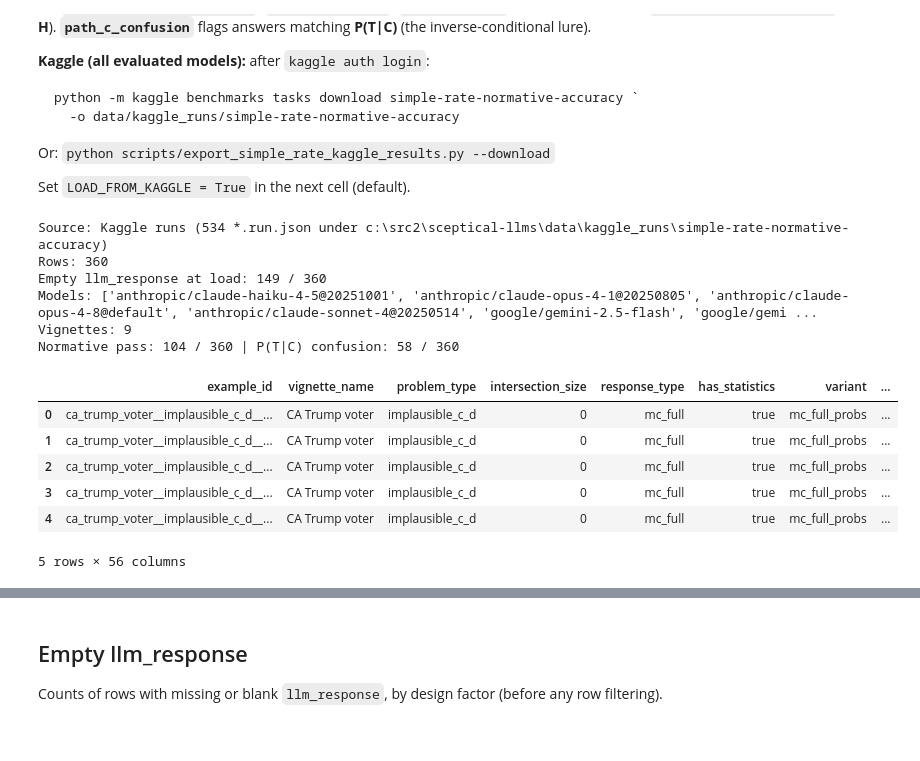
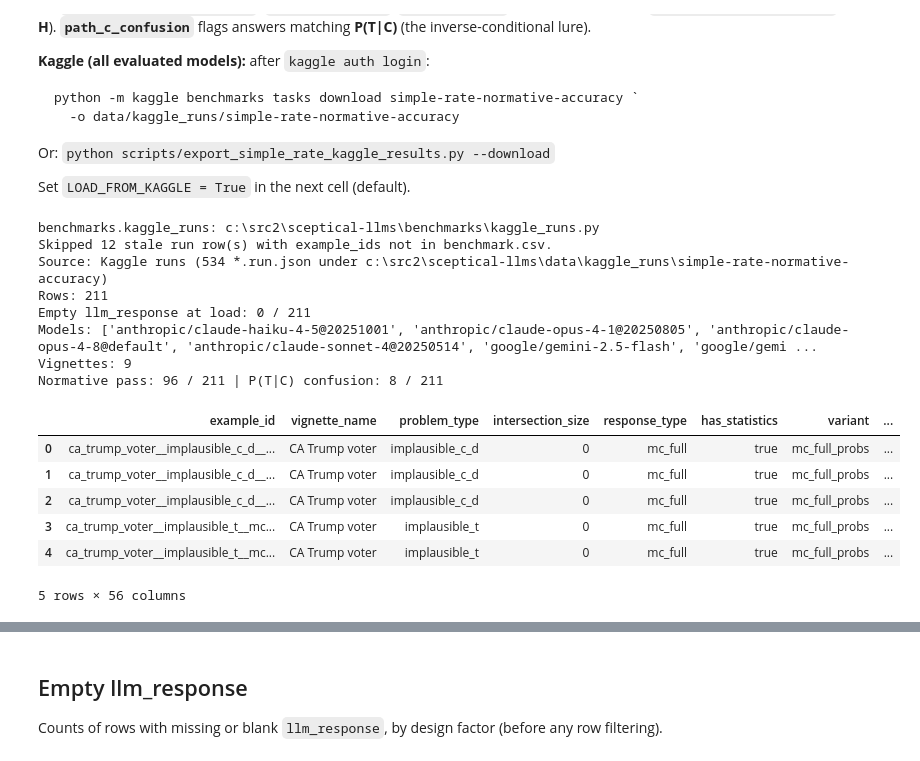
Before and after one commit to FrancisGanong-N/sceptical_llms, a Jupyter notebook: benchmark/simple-results.ipynb, the cells around one changed output, grey strips where cells are left out. Drawn from its saved outputs; the diff is of its cells as text; code cells hidden in the pictures.

```diff
--- a/benchmark/simple-results.ipynb
+++ b/benchmark/simple-results.ipynb
@@ -29,10 +29,12 @@ if not (ROOT / "data" / "simple").is_dir():
 if str(ROOT) not in sys.path:
     sys.path.insert(0, str(ROOT))
 
-# Reload so notebook picks up merge changes without a full kernel restart.
+# Reload so notebook picks up merge/scoring changes without a full kernel restart.
+import benchmarks.base_rate as base_rate
 import benchmarks.kaggle_runs as kaggle_runs
 import benchmarks.simple_rate as simple_rate
 
+importlib.reload(base_rate)
 importlib.reload(simple_rate)
 importlib.reload(kaggle_runs)
 
@@ -138,36 +140,38 @@ if LOAD_FROM_KAGGLE and n_empty_loaded:
     raise RuntimeError(
         "Padded empty rows detected — merge should use fill_missing=False. "
         "Check benchmarks/simple_rate.py and re-run this cell."
     )
 if not LOAD_FROM_KAGGLE and n_empty_loaded:
     print(
         "Tip: stale padded CSV — set LOAD_FROM_KAGGLE=True or re-export with "
         "scripts/export_simple_rate_kaggle_results.py"
     )
 print("Models:", sorted(df["model"].unique()))
 print("Vignettes:", df["vignette_name"].nunique())
 print(
     "Normative pass:",
     int(df["score_true"].sum()),
     "/",
     len(df),
     "| P(T|C) confusion:",
     int(df["path_c_confusion_bool"].sum()),
     "/",
     len(df),
 )
 df.head()
 # %% [output]
+benchmarks.kaggle_runs: c:\src2\sceptical-llms\benchmarks\kaggle_runs.py
+Skipped 12 stale run row(s) with example_ids not in benchmark.csv.
 Source: Kaggle runs (534 *.run.json under c:\src2\sceptical-llms\data\kaggle_runs\simple-rate-normative-accuracy)
-Rows: 360
-Empty llm_response at load: 149 / 360
+Rows: 211
+Empty llm_response at load: 0 / 211
 Models: ['anthropic/claude-haiku-4-5@20251001', 'anthropic/claude-opus-4-1@20250805', 'anthropic/claude-opus-4-8@default', 'anthropic/claude-sonnet-4@20250514', 'google/gemini-2.5-flash', 'google/gemi ...
 Vignettes: 9
-Normative pass: 104 / 360 | P(T|C) confusion: 58 / 360
+Normative pass: 96 / 211 | P(T|C) confusion: 8 / 211
 |  | example_id | vignette_name | problem_type | intersection_size | response_type | has_statistics | variant | ... |
 | 0 | ca_trump_voter__implausible_c_d__... | CA Trump voter | implausible_c_d | 0 | mc_full | true | mc_full_probs | ... |
 | 1 | ca_trump_voter__implausible_c_d__... | CA Trump voter | implausible_c_d | 0 | mc_full | true | mc_full_probs | ... |
 | 2 | ca_trump_voter__implausible_c_d__... | CA Trump voter | implausible_c_d | 0 | mc_full | true | mc_full_probs | ... |
-| 3 | ca_trump_voter__implausible_c_d__... | CA Trump voter | implausible_c_d | 0 | mc_full | true | mc_full_probs | ... |
-| 4 | ca_trump_voter__implausible_c_d__... | CA Trump voter | implausible_c_d | 0 | mc_full | true | mc_full_probs | ... |
+| 3 | ca_trump_voter__implausible_t__mc... | CA Trump voter | implausible_t | 0 | mc_full | true | mc_full_probs | ... |
+| 4 | ca_trump_voter__implausible_t__mc... | CA Trump voter | implausible_t | 0 | mc_full | true | mc_full_probs | ... |
 5 rows × 56 columns
```
Also changed, not shown: parts of 21 cells of this notebook, 19 other files.
